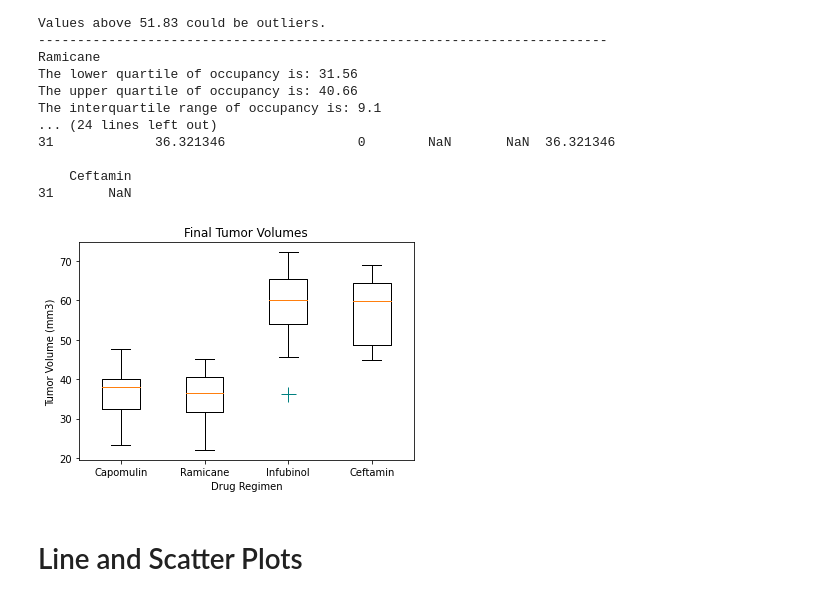
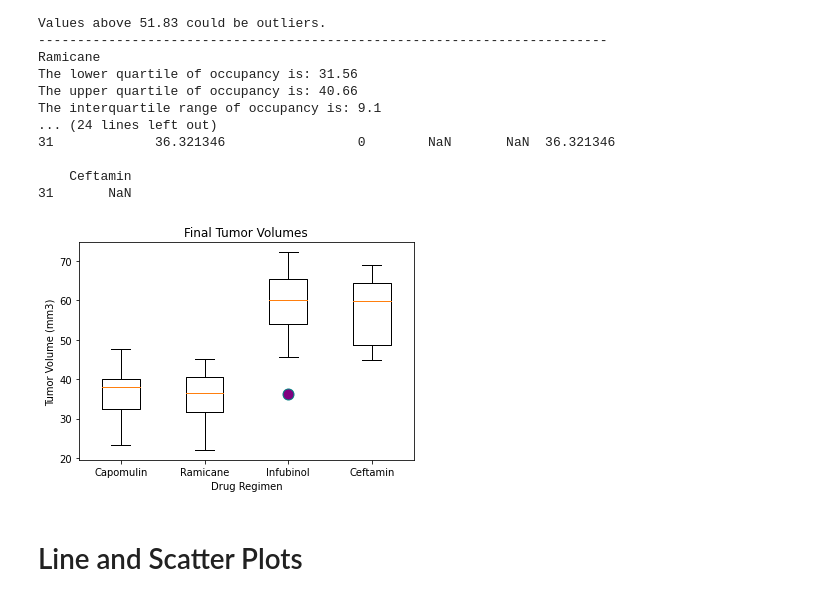
Before and after one commit to adamholcomb/Matplotlib-Medical-Analysis, a Jupyter notebook: pymaceuticals.ipynb, the cells around one changed output. Saved outputs shown, nothing was run; the diff lists cells and outputs as text; code cells hidden in the pictures.

```diff
--- a/pymaceuticals.ipynb
+++ b/pymaceuticals.ipynb
@@ -347,16 +347,16 @@ The interquartile range of occupancy is: 9.1
 # %%
 # Generate a box plot of the final tumor volume of each mouse across four regimens of interest
 
 
 
 fig1,ax1 = plt.subplots()
-ax1.boxplot([drug1,drug2,drug3,drug4],labels=drugs,flierprops= dict(marker="+", markerfacecolor="purple", markersize=15, linestyle='none', markeredgecolor="teal"))
+ax1.boxplot([drug1,drug2,drug3,drug4],labels=drugs,flierprops= dict(marker="o", markerfacecolor="purple", markersize=11, markeredgecolor="teal"))
 plt.xlabel("Drug Regimen")
 plt.ylabel("Tumor Volume (mm3)")
 plt.title("Final Tumor Volumes")
 
 plt.show()
 # %% [output]
-[figure, old version]
+[figure, new version]
 # %% [markdown]
 # Line and Scatter Plots
```
Also changed, not shown: parts of 2 cells of this notebook.
